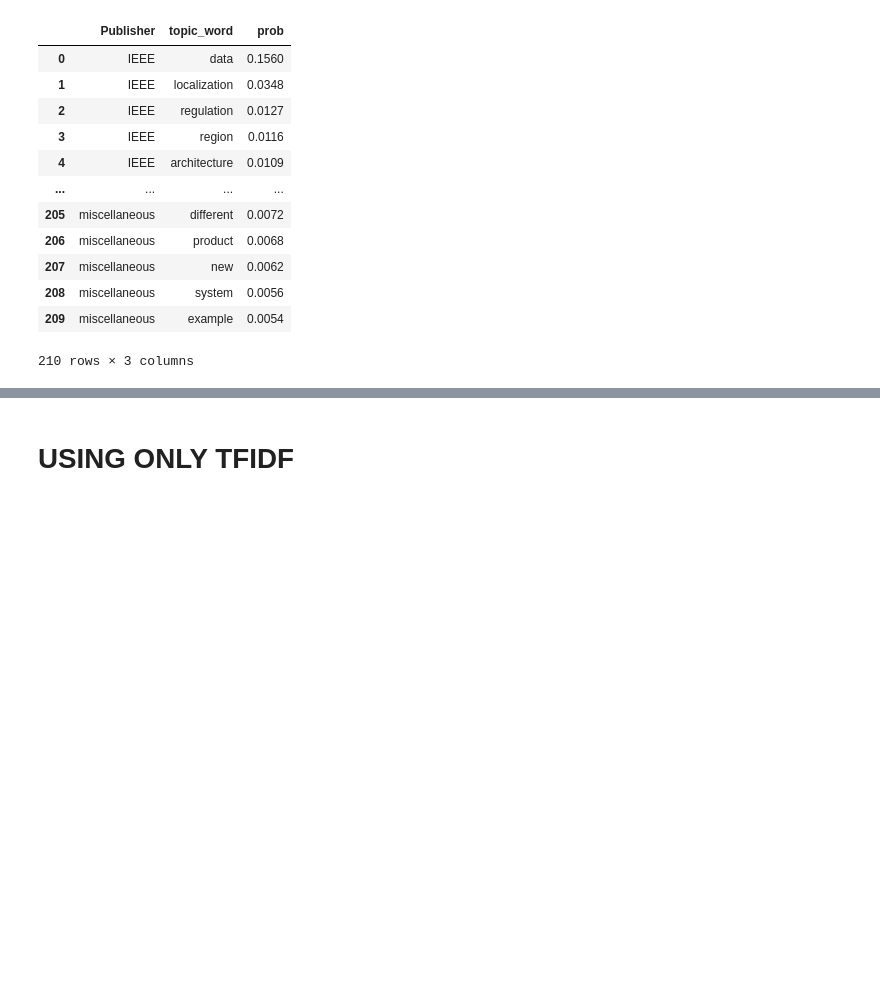
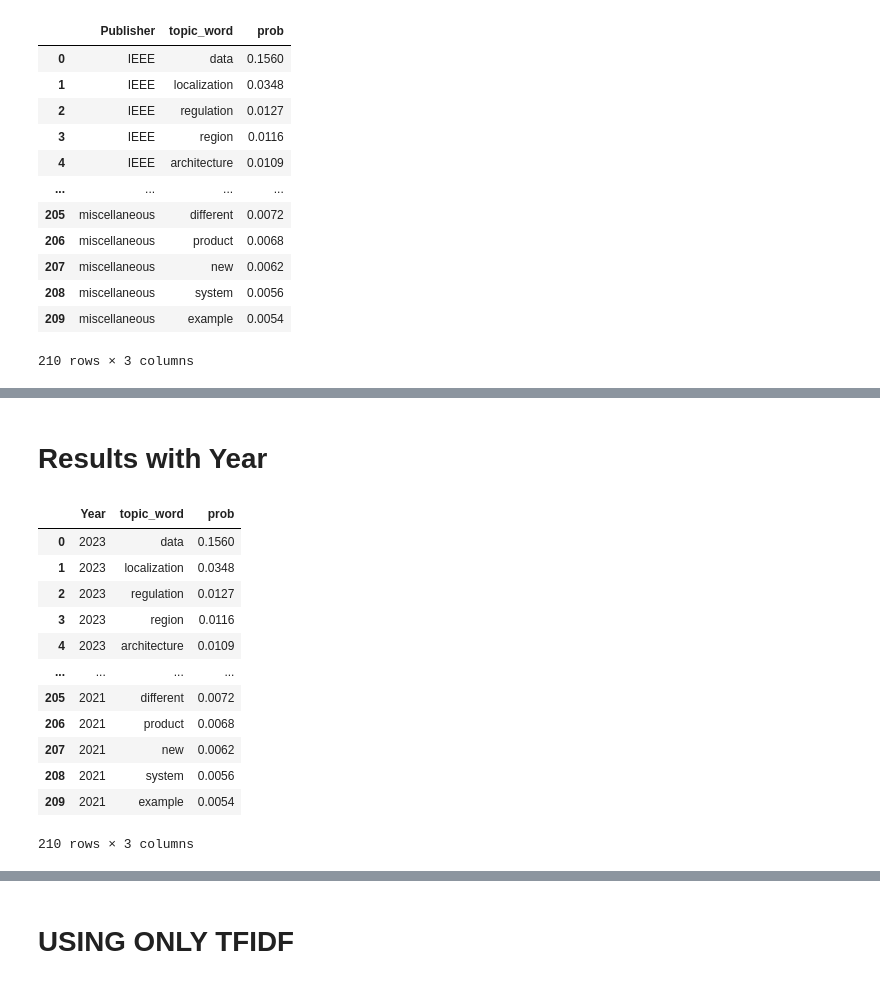
Before and after one commit to clumsyspeedboat/data_mesh_topics_and_sentiment, a Jupyter notebook: 03_Topic_modeling_lda.ipynb, the cells around one changed output, grey strips where cells are left out. Drawn from its saved outputs; the diff is of its cells as text; code cells hidden in the pictures; blank space fills up the shorter version.

```diff
--- a/03_Topic_modeling_lda.ipynb
+++ b/03_Topic_modeling_lda.ipynb
@@ -340,3 +340,33 @@ chart_lda_publisher = (heatmap + text).properties(width=1500)
 chart_lda_publisher
 # %% [output]
 [interactive output not drawn]
+# %% [markdown]
+# Results with Year
+# %%
+result_data_date = []
+for _, row in merged_df.iterrows():
+    Year = row['Year']
+    topic_words = row['Word_Probabilities']
+
+
+    for word, prob in topic_words:
+        result_data_date.append({'Year': Year, 'topic_word': word, 'prob': prob})
+
+
+result_data_date = pd.DataFrame(result_data_date, columns=['Year', 'topic_word', 'prob'])
+
+result_data_date
+# %% [output]
+|  | Year | topic_word | prob |
+| 0 | 2023 | data | 0.1560 |
+| 1 | 2023 | localization | 0.0348 |
+| 2 | 2023 | regulation | 0.0127 |
+| 3 | 2023 | region | 0.0116 |
+| 4 | 2023 | architecture | 0.0109 |
+| ... | ... | ... | ... |
+| 205 | 2021 | different | 0.0072 |
+| 206 | 2021 | product | 0.0068 |
+| 207 | 2021 | new | 0.0062 |
+| 208 | 2021 | system | 0.0056 |
+| 209 | 2021 | example | 0.0054 |
+210 rows × 3 columns
```
Also changed, not shown: parts of 12 cells of this notebook, 4 other files.
